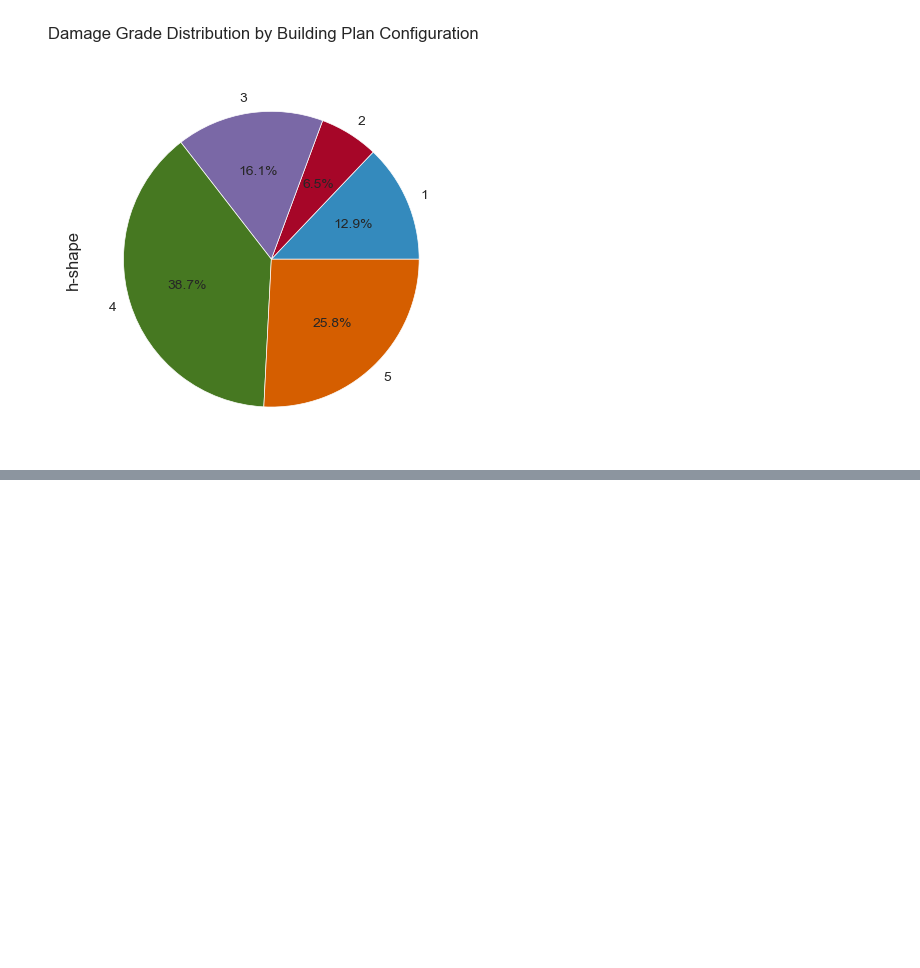
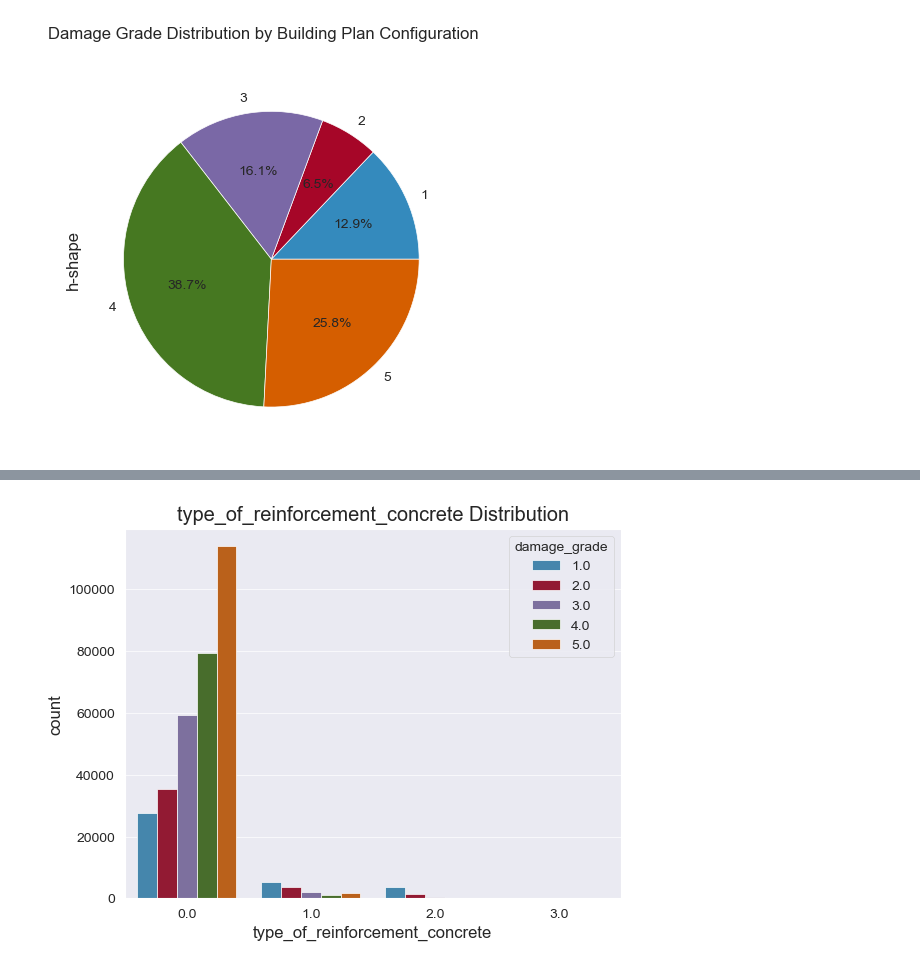
Before and after one commit to elskow/Data-Elims, a Jupyter notebook: 3-EDA/EDA.ipynb, the cells around one changed output, grey strips where cells are left out. Saved outputs shown, nothing was run; the diff lists cells and outputs as text; code cells hidden in the pictures; blank space fills up the shorter version.

Commit message:
EDA type of concrete strength

```diff
--- a/3-EDA/EDA.ipynb
+++ b/3-EDA/EDA.ipynb
@@ -132,0 +184,6 @@ h-shape
+# %%
+sns.countplot(x = train_data["type_of_reinforcement_concrete"], hue = train_data["damage_grade"])
+plt.title("type_of_reinforcement_concrete Distribution")
+plt.show()
+# %% [output]
+[figure, added]
```
Also changed, not shown: parts of 14 cells of this notebook.
